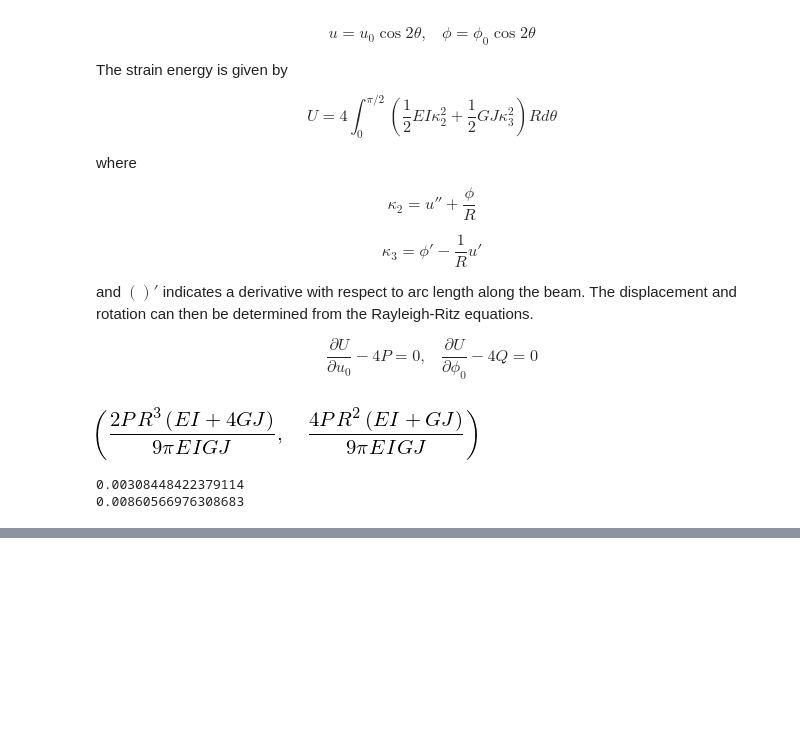
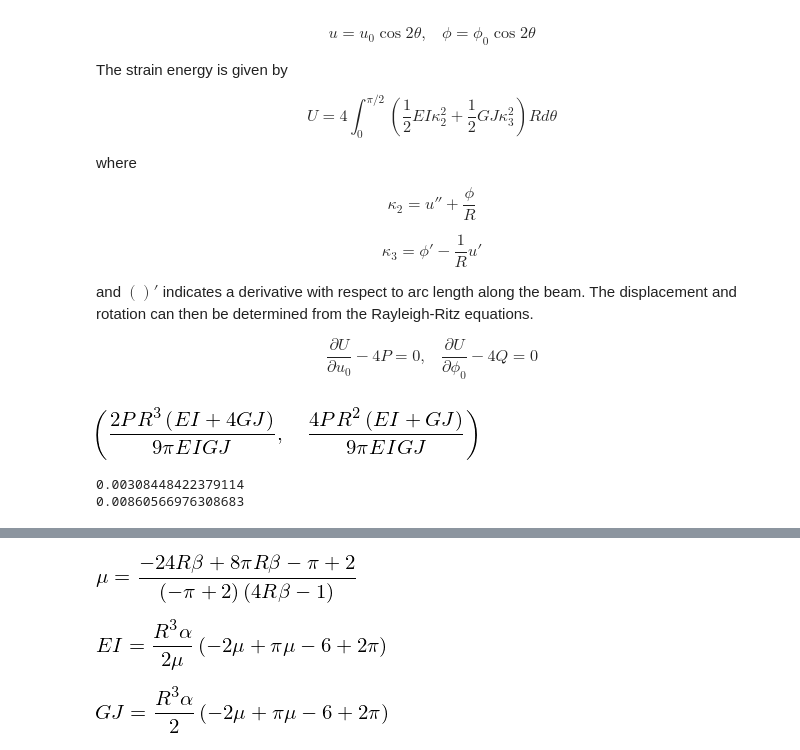
Before and after one commit to dashdotrobot/rim-testing, a Jupyter notebook: four-point-bend-test.ipynb, the cells around one changed output, grey strips where cells are left out. Drawn from its saved outputs; the diff is of its cells as text; code cells hidden in the pictures; blank space fills up the shorter version.

```diff
--- a/four-point-bend-test.ipynb
+++ b/four-point-bend-test.ipynb
@@ -171,0 +187,18 @@ solve(rf - r_rot, mu)[0]
+# %%
+alpha, beta = symbols('alpha beta')
+
+EI_meas = solve(alpha - (P/(2*u0)).subs(GJ, EI*mu), EI)[0]
+GJ_meas = solve(alpha - (P/(2*u0)).subs(EI, GJ/mu), GJ)[0]
+mu_meas = solve(beta - (phi0/(2*u0)).subs([(EI, 1), (GJ, mu)]), mu)[0]
+# %%
+Eq(mu, mu_meas)
+# %% [output]
+[figure, added]
+# %%
+Eq(EI, EI_meas)
+# %% [output]
+[figure, added]
+# %%
+Eq(GJ, GJ_meas)
+# %% [output]
+[figure, added]
```
Also changed, not shown: parts of 4 cells of this notebook.
